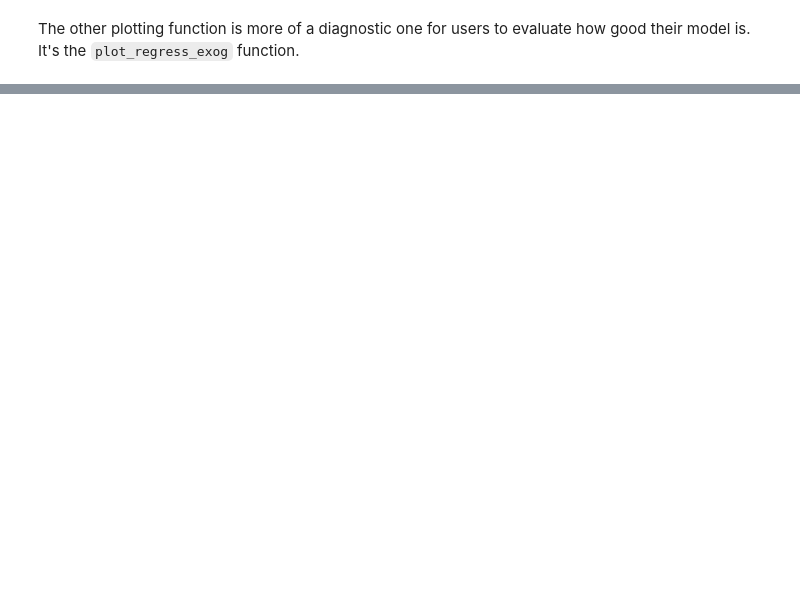
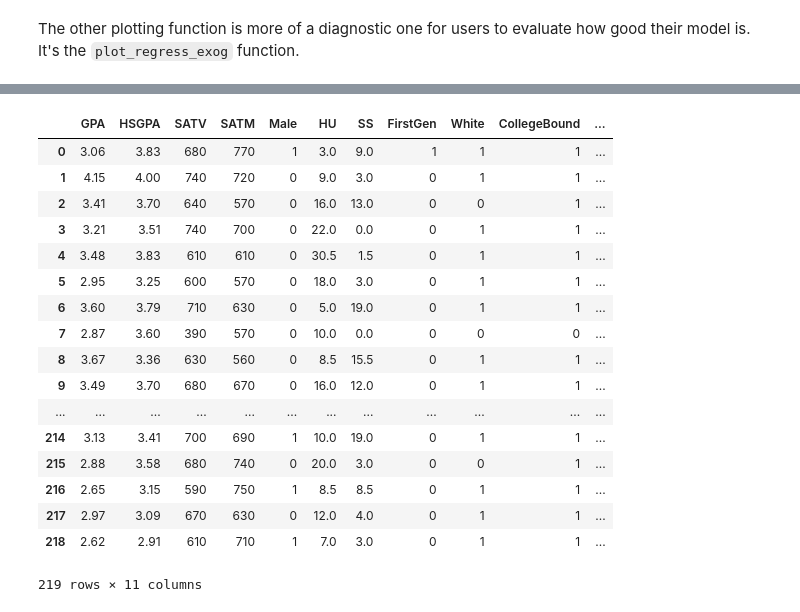
Before and after one commit to amarallab/Introduction-to-Python-Programming-and-Data-Science, a Jupyter notebook: Lessons/Day7_pm2_Structured-Data-Analysis-Pt2.ipynb, the cells around one changed output, grey strips where cells are left out. Drawn from its saved outputs; the diff is of its cells as text; code cells hidden in the pictures; blank space fills up the shorter version.

```diff
--- a/Lessons/Day7_pm2_Structured-Data-Analysis-Pt2.ipynb
+++ b/Lessons/Day7_pm2_Structured-Data-Analysis-Pt2.ipynb
@@ -325,0 +409,21 @@ sm.graphics.plot_regress_exog(firstgen_result, 'HSGPA', fig=fig);
+# %%
+df
+# %% [output]
+|  | GPA | HSGPA | SATV | SATM | Male | HU | SS | FirstGen | White | CollegeBound | ... |
+| 0 | 3.06 | 3.83 | 680 | 770 | 1 | 3.0 | 9.0 | 1 | 1 | 1 | ... |
+| 1 | 4.15 | 4.00 | 740 | 720 | 0 | 9.0 | 3.0 | 0 | 1 | 1 | ... |
+| 2 | 3.41 | 3.70 | 640 | 570 | 0 | 16.0 | 13.0 | 0 | 0 | 1 | ... |
+| 3 | 3.21 | 3.51 | 740 | 700 | 0 | 22.0 | 0.0 | 0 | 1 | 1 | ... |
+| 4 | 3.48 | 3.83 | 610 | 610 | 0 | 30.5 | 1.5 | 0 | 1 | 1 | ... |
+| 5 | 2.95 | 3.25 | 600 | 570 | 0 | 18.0 | 3.0 | 0 | 1 | 1 | ... |
+| 6 | 3.60 | 3.79 | 710 | 630 | 0 | 5.0 | 19.0 | 0 | 1 | 1 | ... |
+| 7 | 2.87 | 3.60 | 390 | 570 | 0 | 10.0 | 0.0 | 0 | 0 | 0 | ... |
+| 8 | 3.67 | 3.36 | 630 | 560 | 0 | 8.5 | 15.5 | 0 | 1 | 1 | ... |
+| 9 | 3.49 | 3.70 | 680 | 670 | 0 | 16.0 | 12.0 | 0 | 1 | 1 | ... |
+| ... | ... | ... | ... | ... | ... | ... | ... | ... | ... | ... | ... |
+| 214 | 3.13 | 3.41 | 700 | 690 | 1 | 10.0 | 19.0 | 0 | 1 | 1 | ... |
+| 215 | 2.88 | 3.58 | 680 | 740 | 0 | 20.0 | 3.0 | 0 | 0 | 1 | ... |
+| 216 | 2.65 | 3.15 | 590 | 750 | 1 | 8.5 | 8.5 | 0 | 1 | 1 | ... |
+| 217 | 2.97 | 3.09 | 670 | 630 | 0 | 12.0 | 4.0 | 0 | 1 | 1 | ... |
+| 218 | 2.62 | 2.91 | 610 | 710 | 1 | 7.0 | 3.0 | 0 | 1 | 1 | ... |
+219 rows × 11 columns
```
Also changed, not shown: parts of 16 cells of this notebook, 1 other file.
